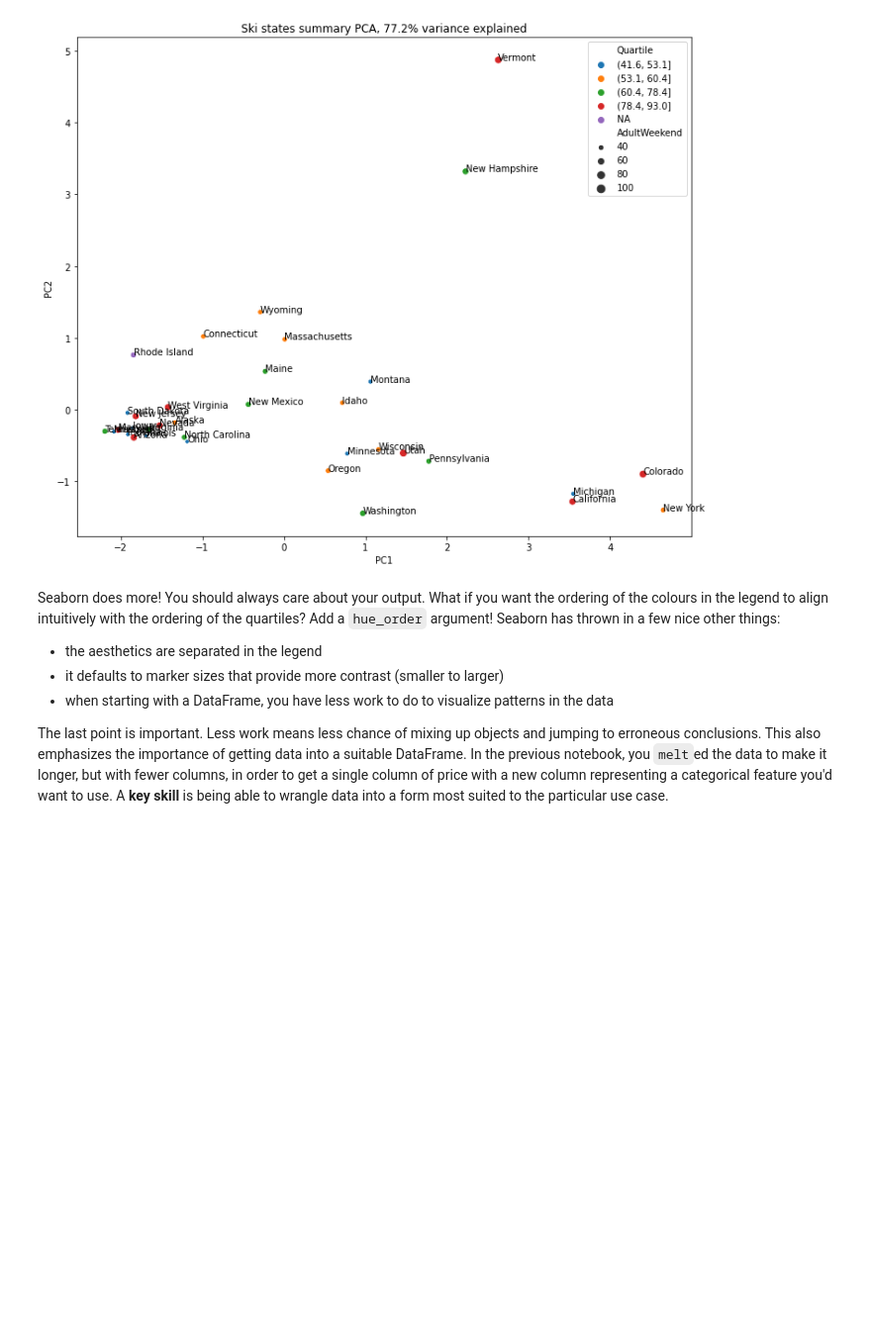
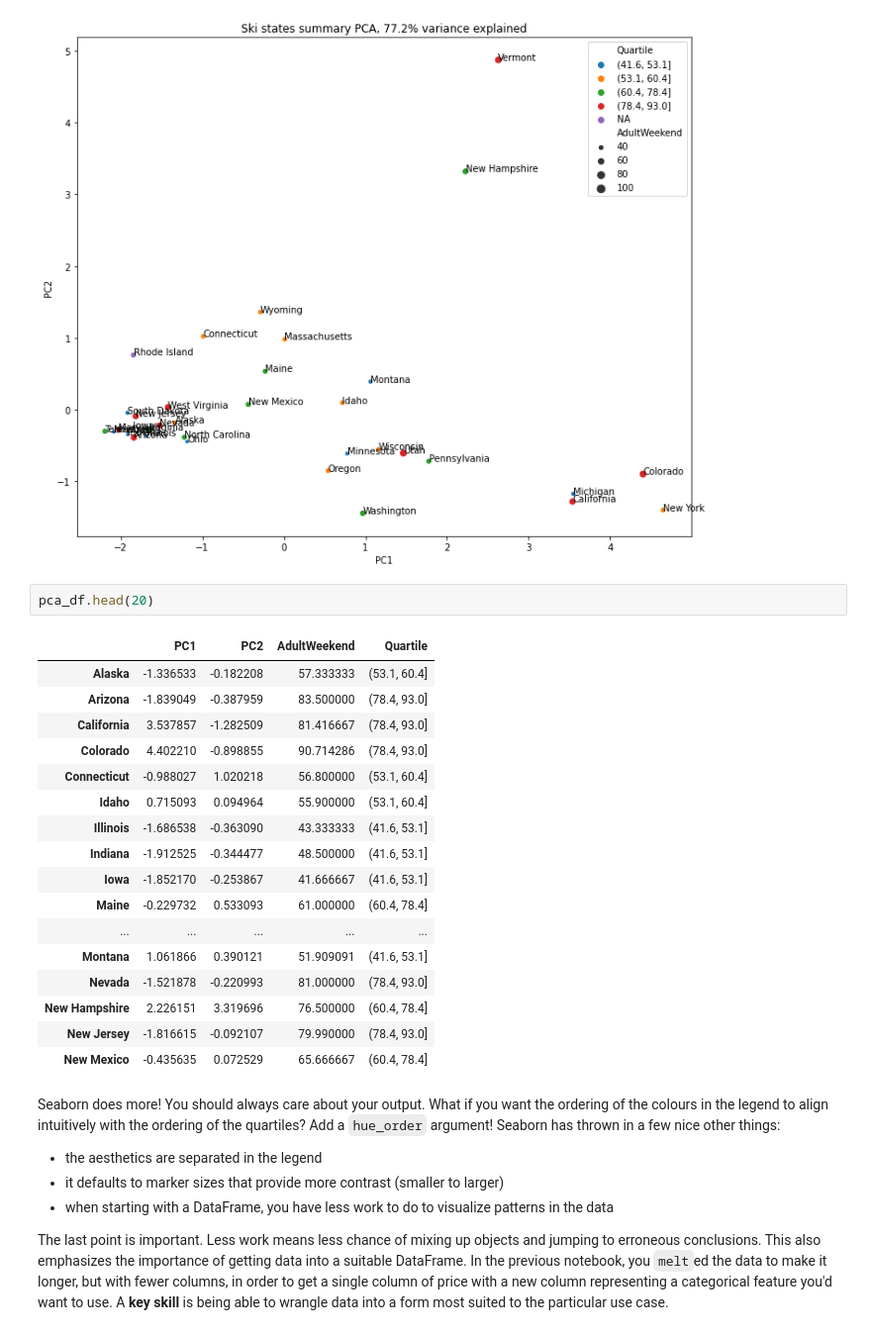
Before and after one commit to marylt/DataScienceGuidedCapstone, a Jupyter notebook: Step Three - Exploratory Data Analysis/03_exploratory_data_analysis.ipynb, the cells around one changed output. Shown at 99% size. Drawn from its saved outputs; the diff is of its cells as text; blank space fills up the shorter version.

```diff
--- a/Step Three - Exploratory Data Analysis/03_exploratory_data_analysis.ipynb
+++ b/Step Three - Exploratory Data Analysis/03_exploratory_data_analysis.ipynb
@@ -612,6 +632,26 @@ for s, x, y in zip(state, x, y):
 plt.title(f'Ski states summary PCA, {pc_var:.1f}% variance explained');
 # %% [output]
 [figure]
+# %%
+pca_df.head(20)
+# %% [output]
+|  | PC1 | PC2 | AdultWeekend | Quartile |
+| Alaska | -1.336533 | -0.182208 | 57.333333 | (53.1, 60.4] |
+| Arizona | -1.839049 | -0.387959 | 83.500000 | (78.4, 93.0] |
+| California | 3.537857 | -1.282509 | 81.416667 | (78.4, 93.0] |
+| Colorado | 4.402210 | -0.898855 | 90.714286 | (78.4, 93.0] |
+| Connecticut | -0.988027 | 1.020218 | 56.800000 | (53.1, 60.4] |
+| Idaho | 0.715093 | 0.094964 | 55.900000 | (53.1, 60.4] |
+| Illinois | -1.686538 | -0.363090 | 43.333333 | (41.6, 53.1] |
+| Indiana | -1.912525 | -0.344477 | 48.500000 | (41.6, 53.1] |
+| Iowa | -1.852170 | -0.253867 | 41.666667 | (41.6, 53.1] |
+| Maine | -0.229732 | 0.533093 | 61.000000 | (60.4, 78.4] |
+| ... | ... | ... | ... | ... |
+| Montana | 1.061866 | 0.390121 | 51.909091 | (41.6, 53.1] |
+| Nevada | -1.521878 | -0.220993 | 81.000000 | (78.4, 93.0] |
+| New Hampshire | 2.226151 | 3.319696 | 76.500000 | (60.4, 78.4] |
+| New Jersey | -1.816615 | -0.092107 | 79.990000 | (78.4, 93.0] |
+| New Mexico | -0.435635 | 0.072529 | 65.666667 | (60.4, 78.4] |
 # %% [markdown]
 Seaborn does more! You should always care about your output. What if you want the ordering of the colours in the legend to align intuitively with the ordering of the quartiles? Add a `hue_order` argument! Seaborn has thrown in a few nice other things:
 
```
Also changed, not shown: parts of 7 cells of this notebook.
